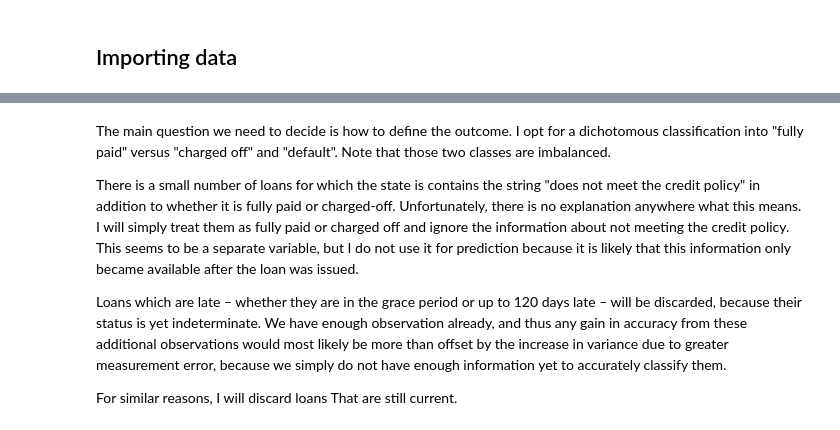
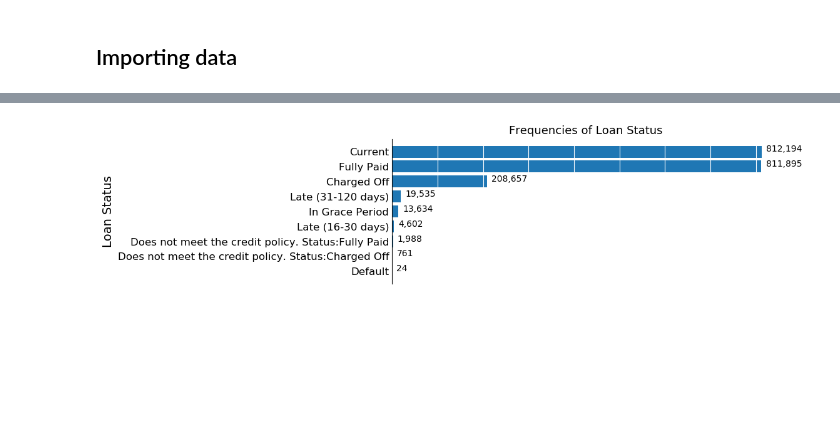
Before and after one commit to tloeber/Springboard, a Jupyter notebook: lending_club_1.ipynb, the cells around one changed output, grey strips where cells are left out. Drawn from its saved outputs; the diff is of its cells as text; code cells hidden in the pictures; blank space fills up the shorter version.

Commit message:
cleans up chart junk

```diff
--- a/lending_club_1.ipynb
+++ b/lending_club_1.ipynb
@@ -19,5 +18,8 @@ import pdb
 # %%
-# sets up pandas table display
+# Set up pandas table display
 pd.set_option('display.width', 120)
 pd.set_option('display.max_columns', 100)
 pd.set_option('display.notebook_repr_html', True)
+
+# Set Seaborn options
+sns.set_context("notebook")
@@ -66,8 +68,25 @@ all_data.loan_status.value_counts().plot(kind = "bar")
-# %% [markdown]
-The main question we need to decide is how to define the outcome.  I opt for a dichotomous classification into "fully paid" versus "charged off" and "default". Note that those two classes are imbalanced.
-
-There is a small number of loans for which the state is contains the string "does not meet the credit policy" in addition to whether it is fully paid or charged-off. Unfortunately, there is no explanation anywhere what this means. I will simply treat them as fully paid or charged off and ignore the information about not meeting the credit policy. This seems to be a separate variable, but I do not use it for prediction because it is likely that this information only became available after the loan was issued.
-
-Loans which are late – whether they are in the grace period or up to 120 days late – will be discarded, because their status is yet indeterminate.  We have enough observation already, and thus any gain in accuracy from these additional observations would most likely be more than offset by the increase in variance due to greater measurement error, because we simply do not have enough information yet to accurately classify them.
-
-For similar reasons, I will discard loans That are still current.
+# %%
+sns.reset_defaults()
+
+counts = all_data.loan_status.value_counts(ascending=True)
+ind = np.arange(len(counts))  # y-axis
+
+fig, ax = plt.subplots(figsize=(8, 3))
+ax.barh(y=ind, width=counts)
+
+ax.set_title("Frequencies of Loan Status", fontsize=13)
+# ax.set_xlabel("Frequencies of Loan Status", fontsize=14)
+ax.set_ylabel("Loan Status", fontsize=14)
+ax.set_yticks(ind)  # Get rid of extra ticks on top and bottom
+ax.set_yticklabels(counts.index)
+
+ax.grid(axis = 'x', color ='white', linestyle='-')
+sns.despine(bottom=True)
+ax.tick_params(axis='both', which='both',length=0, labelsize=12, labelbottom=False)
+# ax.tick_params(axis='bottom', labelsize = 0)
+for y_position, count in zip(ind, counts):  # Add frequencies
+    plt.annotate(format(count, ','), xy=(count+10000, y_position))
+
+plt.show()
+# %% [output]
+[figure, added]
```
Also changed, not shown: parts of 19 cells of this notebook.
